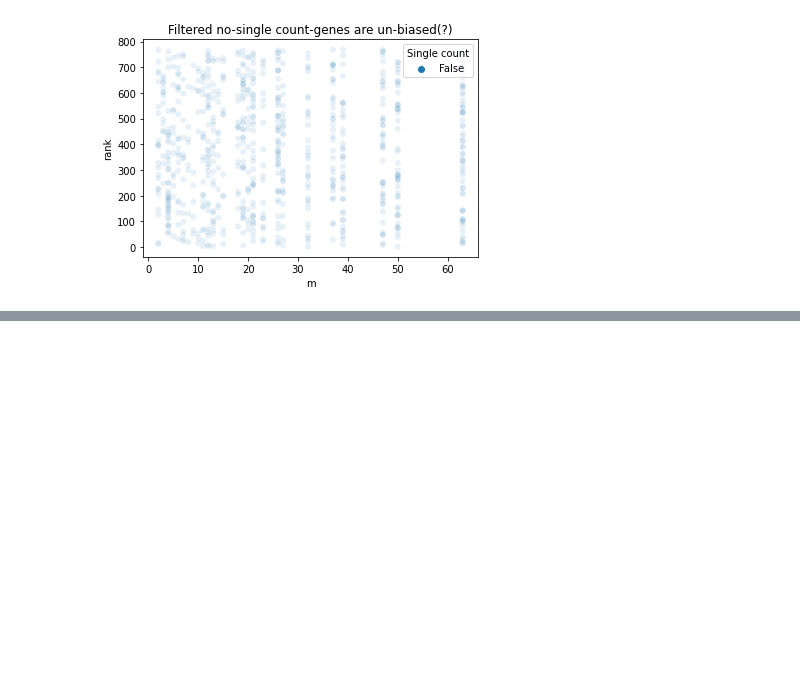
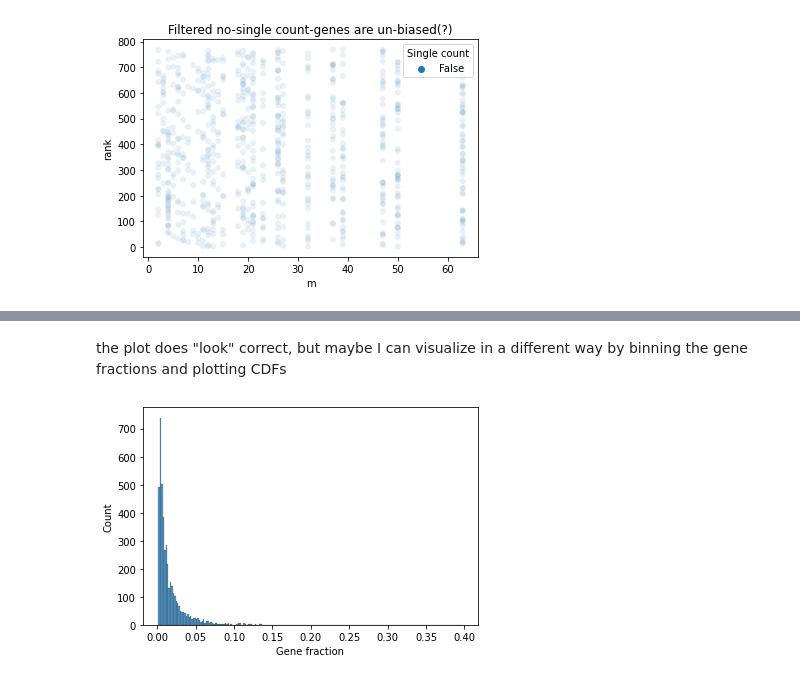
Before and after one commit to salzman-lab/SPRAWL, a Jupyter notebook: analysis/fixing_radial_punctate_biases.ipynb, the cells around one changed output, grey strips where cells are left out. Cells and saved outputs as stored; diff of their text form; code cells hidden in the pictures; blank space fills up the shorter version.

```diff
--- a/analysis/fixing_radial_punctate_biases.ipynb
+++ b/analysis/fixing_radial_punctate_biases.ipynb
@@ -146,0 +199,8 @@ plt.close()
+# %% [markdown]
+the plot does "look" correct, but maybe I can visualize in a different way by binning the gene fractions and plotting CDFs
+# %%
+sns.histplot(score_df['Gene fraction'])
+plt.show()
+plt.close()
+# %% [output]
+[figure, added]
```
Also changed, not shown: parts of 8 cells of this notebook, 14 other files.
